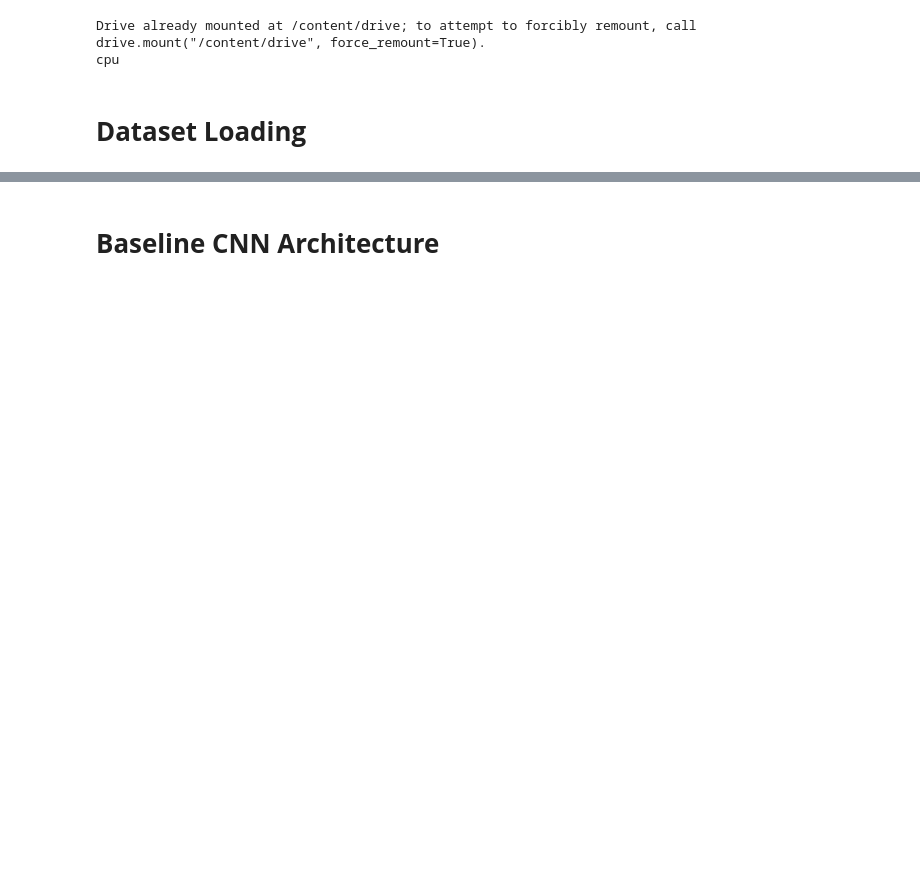
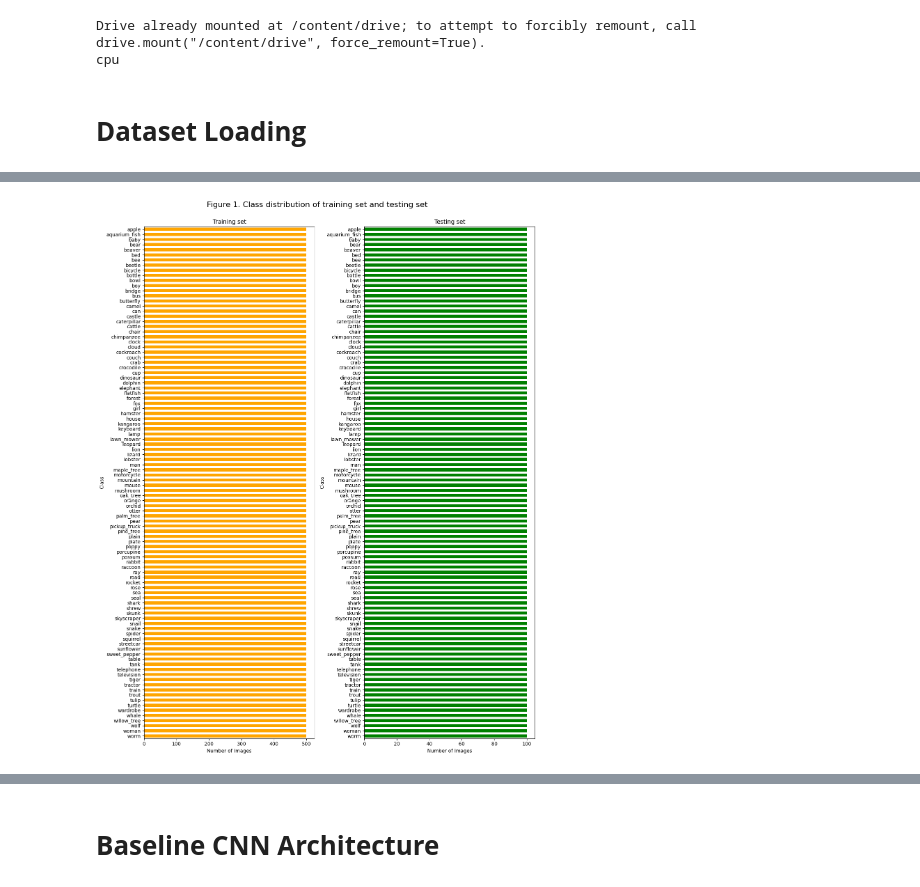
Before and after one commit to billyccw/ARIN5101-Project, a Jupyter notebook: ARIN5101_Project.ipynb, the cells around one changed output, grey strips where cells are left out. Saved outputs shown, nothing was run; the diff lists cells and outputs as text; code cells hidden in the pictures; blank space fills up the shorter version.

```diff
--- a/ARIN5101_Project.ipynb
+++ b/ARIN5101_Project.ipynb
@@ -115,0 +151,7 @@ def validate(model, val_loader, name):
+# %%
+# Download the dataset, direct load existing dataset in root if have
+train_data = datasets.CIFAR100(root="/content/drive/MyDrive/ARIN5101/", train=True, download=True, transform=transforms.ToTensor())
+test_data = datasets.CIFAR100(root="/content/drive/MyDrive/ARIN5101/", train=False, download=True, transform=transforms.ToTensor())
+print(train_data)
+print(test_data)
+print(f"Shape of an image: {train_data[0][0].shape}")
@@ -115,0 +172,33 @@ def validate(model, val_loader, name):
+# %%
+# visualize class distributions
+y_train = [item[1] for item in train_data]
+y_test = [item[1] for item in test_data]
+y_train_freq = Counter(y_train)
+y_test_freq = Counter(y_test)
+sorted_y_train_freq = {k: v for k, v in sorted(y_train_freq.items(), key=lambda item: item[0])}
+sorted_y_test_freq = {k: v for k, v in sorted(y_test_freq.items(), key=lambda item: item[0])}
+
+plt.figure(figsize=(12.8, 16))
+plt.suptitle(
+    "Figure 1. Class distribution of training set and testing set",
+    fontsize=16,
+    y=1.,
+)
+plt.subplot(1, 2, 1)
+plt.barh(train_data.classes, sorted_y_train_freq.values(), height=0.6, color="orange")
+plt.ylim(-0.5, len(train_data.classes) - 0.5)
+plt.gca().invert_yaxis()
+plt.title("Training set")
+plt.ylabel("Class")
+plt.xlabel("Number of Images")
+plt.subplot(1, 2, 2)
+plt.barh(test_data.classes, sorted_y_test_freq.values(), height=0.6, color="green")
+plt.ylim(-0.5, len(test_data.classes) - 0.5)
+plt.gca().invert_yaxis()
+plt.title("Testing set")
+plt.ylabel("Class")
+plt.xlabel("Number of Images")
+plt.tight_layout()
+plt.show()
+# %% [output]
+[figure, added]
```
Also changed, not shown: parts of 22 cells of this notebook.
